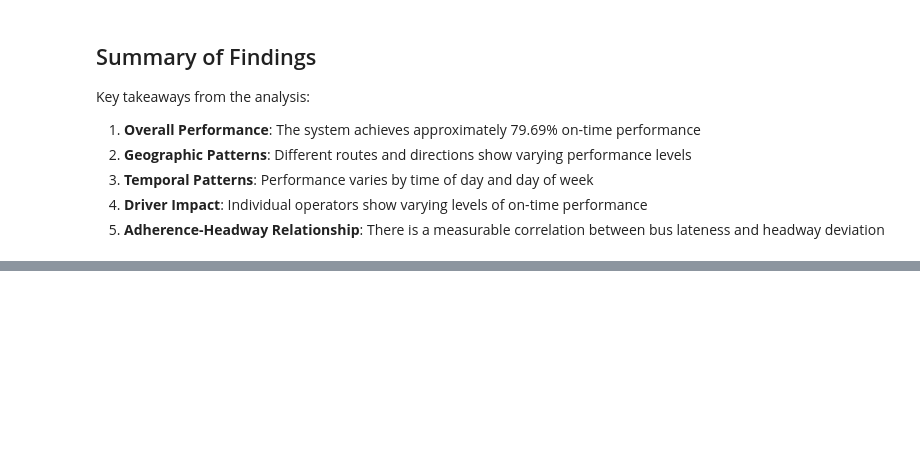
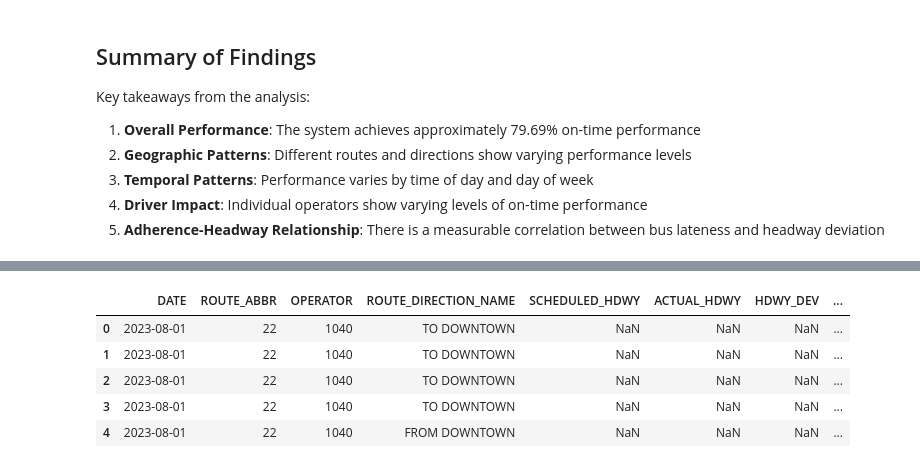
Before and after one commit to NewForce-Cohort-11-Data/wego-sir-bus-a-lot, a Jupyter notebook: Workbooks/WeGo_Bus_Analysis_Simple.ipynb, the cells around one changed output, grey strips where cells are left out. Saved outputs shown, nothing was run; the diff lists cells and outputs as text; code cells hidden in the pictures; blank space fills up the shorter version.

```diff
--- a/Workbooks/WeGo_Bus_Analysis_Simple.ipynb
+++ b/Workbooks/WeGo_Bus_Analysis_Simple.ipynb
@@ -398,0 +394,13 @@ Key takeaways from the analysis:
+# %%
+from pathlib import Path
+import pandas as pd
+import plotly.express as px
+import plotly.graph_objects as go
+import seaborn as sns
+import matplotlib.pyplot as plt
+import numpy as np
+import textwrap
+from IPython.display import display
+data_path = Path("../data/Headway Data, 8-1-2023 to 9-30-2023.csv")
+preview = pd.read_csv(data_path, nrows=5)
+preview
@@ -398,0 +415,20 @@ Key takeaways from the analysis:
+# %%
+core_cols = [
+    "DATE","ROUTE_ABBR","ROUTE_DIRECTION_NAME","OPERATOR","SCHEDULED_HDWY","ACTUAL_HDWY","HDWY_DEV",
+    "ADJUSTED_EARLY_COUNT","ADJUSTED_LATE_COUNT","ADJUSTED_ONTIME_COUNT","STOP_CANCELLED","DWELL_IN_MINS"
+ ]
+df = pd.read_csv(
+    data_path,
+    usecols=[col for col in core_cols if col in preview.columns],
+    parse_dates=["DATE"],
+    dtype={"ROUTE_ABBR":"str","ROUTE_DIRECTION_NAME":"str","OPERATOR":"str"},
+    low_memory=False
+)
+df.head()
+# %% [output]
+|  | DATE | ROUTE_ABBR | OPERATOR | ROUTE_DIRECTION_NAME | SCHEDULED_HDWY | ACTUAL_HDWY | HDWY_DEV | ... |
+| 0 | 2023-08-01 | 22 | 1040 | TO DOWNTOWN | NaN | NaN | NaN | ... |
+| 1 | 2023-08-01 | 22 | 1040 | TO DOWNTOWN | NaN | NaN | NaN | ... |
+| 2 | 2023-08-01 | 22 | 1040 | TO DOWNTOWN | NaN | NaN | NaN | ... |
+| 3 | 2023-08-01 | 22 | 1040 | TO DOWNTOWN | NaN | NaN | NaN | ... |
+| 4 | 2023-08-01 | 22 | 1040 | FROM DOWNTOWN | NaN | NaN | NaN | ... |
```
Also changed, not shown: parts of 15 cells of this notebook, 23 other files.
